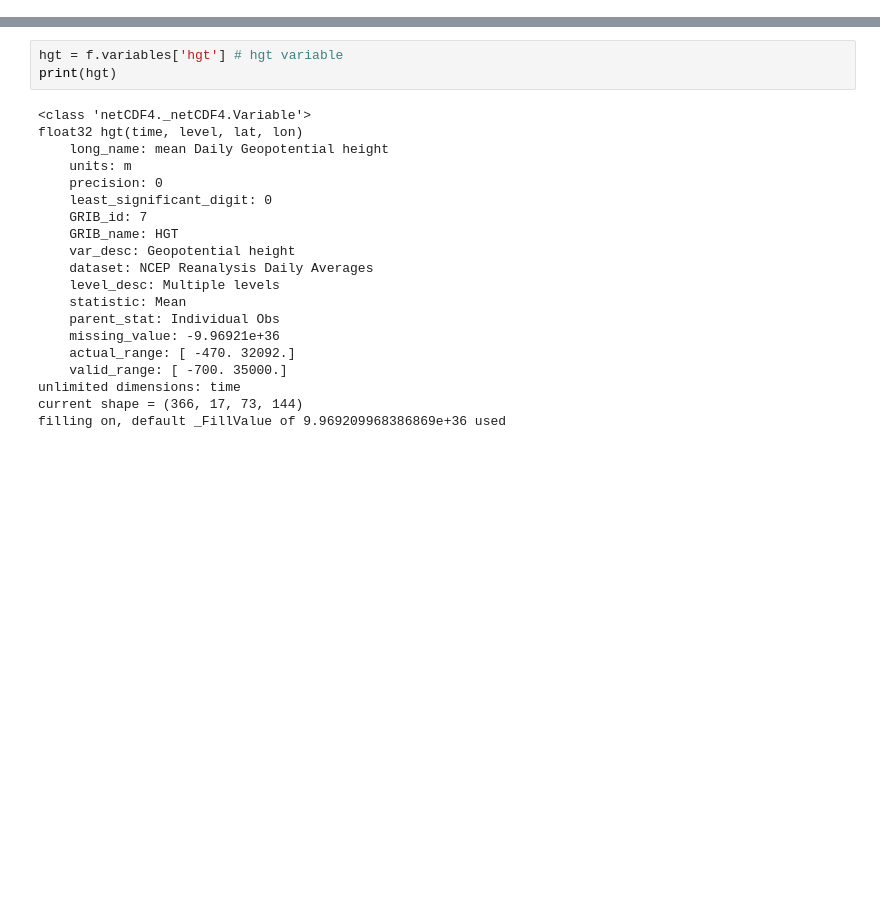
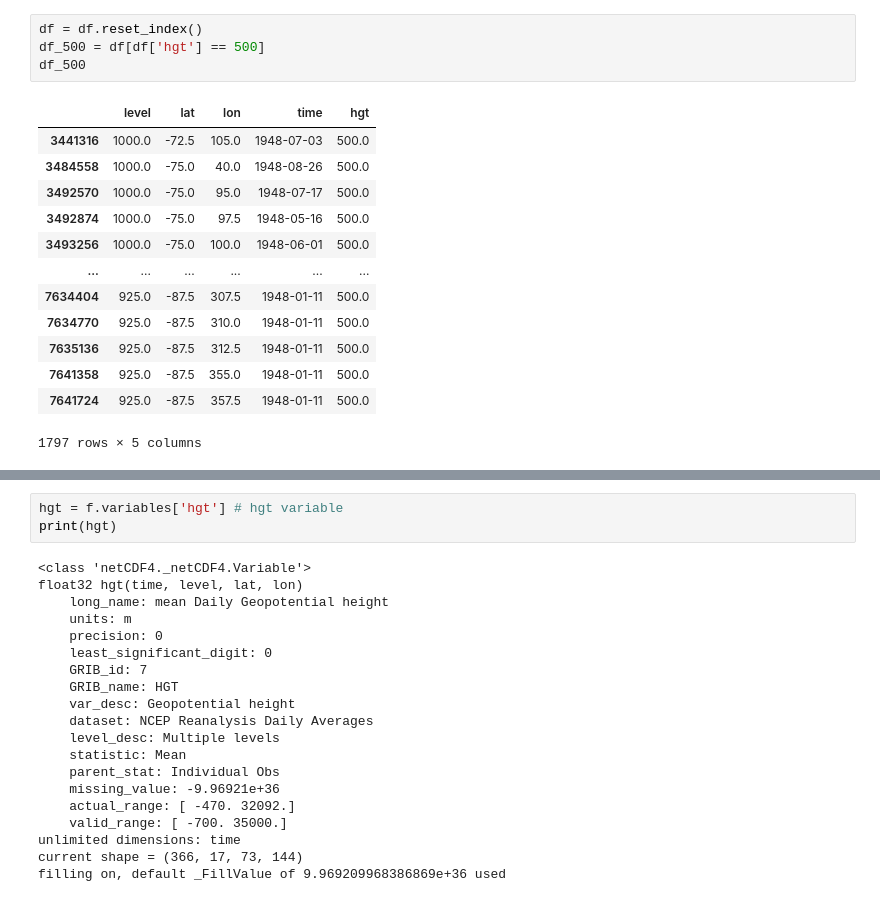
Before and after one commit to mglevitt/Replication_Project, a Jupyter notebook: notebooks/Read_Data.ipynb, the cells around one changed output, grey strips where cells are left out. Saved outputs shown, nothing was run; the diff lists cells and outputs as text; blank space fills up the shorter version.

```diff
--- a/notebooks/Read_Data.ipynb
+++ b/notebooks/Read_Data.ipynb
@@ -39,0 +80,18 @@ dict_keys(['level', 'lat', 'lon', 'time', 'hgt'])
+# %%
+df = df.reset_index()
+df_500 = df[df['hgt'] == 500]
+df_500
+# %% [output]
+|  | level | lat | lon | time | hgt |
+| 3441316 | 1000.0 | -72.5 | 105.0 | 1948-07-03 | 500.0 |
+| 3484558 | 1000.0 | -75.0 | 40.0 | 1948-08-26 | 500.0 |
+| 3492570 | 1000.0 | -75.0 | 95.0 | 1948-07-17 | 500.0 |
+| 3492874 | 1000.0 | -75.0 | 97.5 | 1948-05-16 | 500.0 |
+| 3493256 | 1000.0 | -75.0 | 100.0 | 1948-06-01 | 500.0 |
+| ... | ... | ... | ... | ... | ... |
+| 7634404 | 925.0 | -87.5 | 307.5 | 1948-01-11 | 500.0 |
+| 7634770 | 925.0 | -87.5 | 310.0 | 1948-01-11 | 500.0 |
+| 7635136 | 925.0 | -87.5 | 312.5 | 1948-01-11 | 500.0 |
+| 7641358 | 925.0 | -87.5 | 355.0 | 1948-01-11 | 500.0 |
+| 7641724 | 925.0 | -87.5 | 357.5 | 1948-01-11 | 500.0 |
+1797 rows × 5 columns
```
Also changed, not shown: parts of 11 cells of this notebook, 5 other files.
